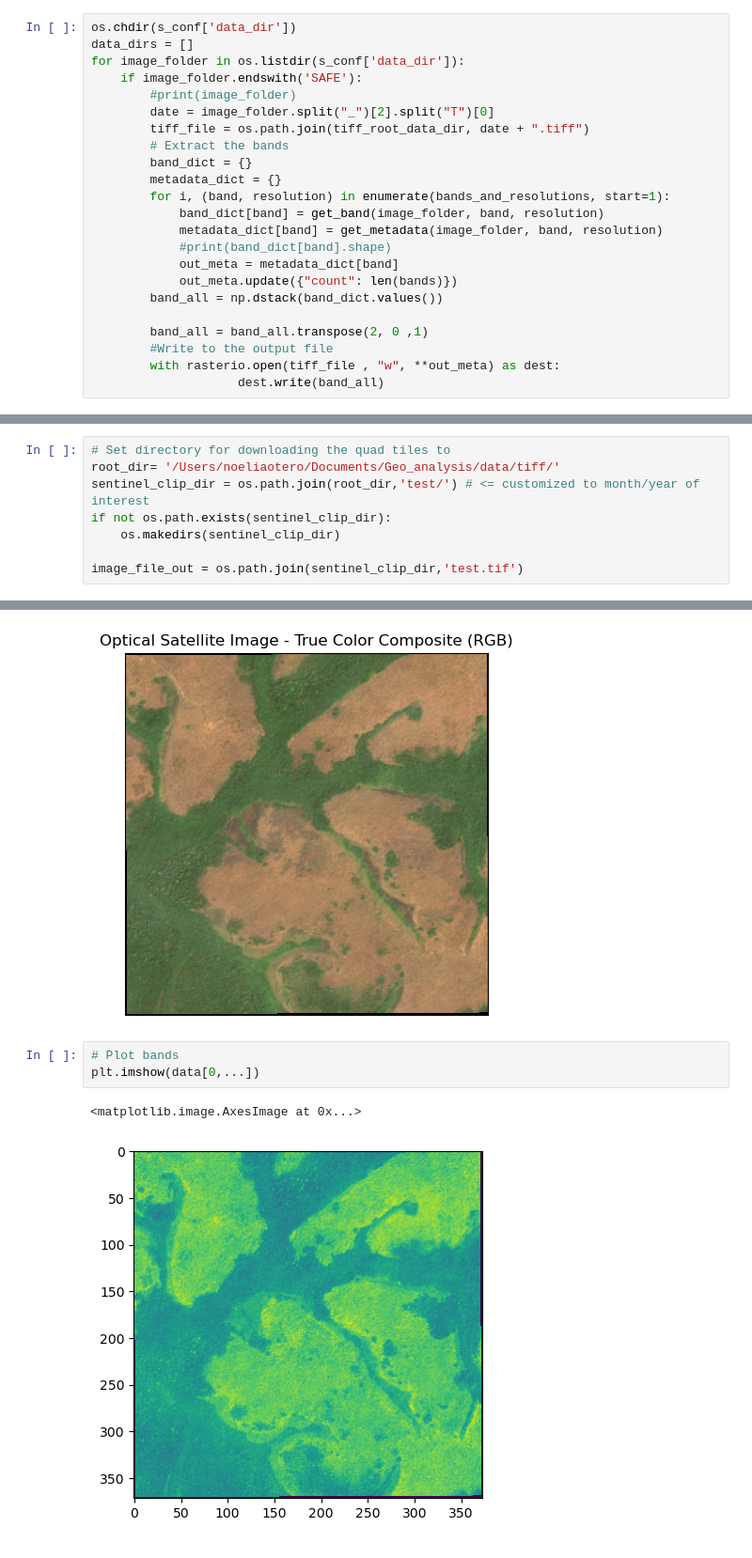
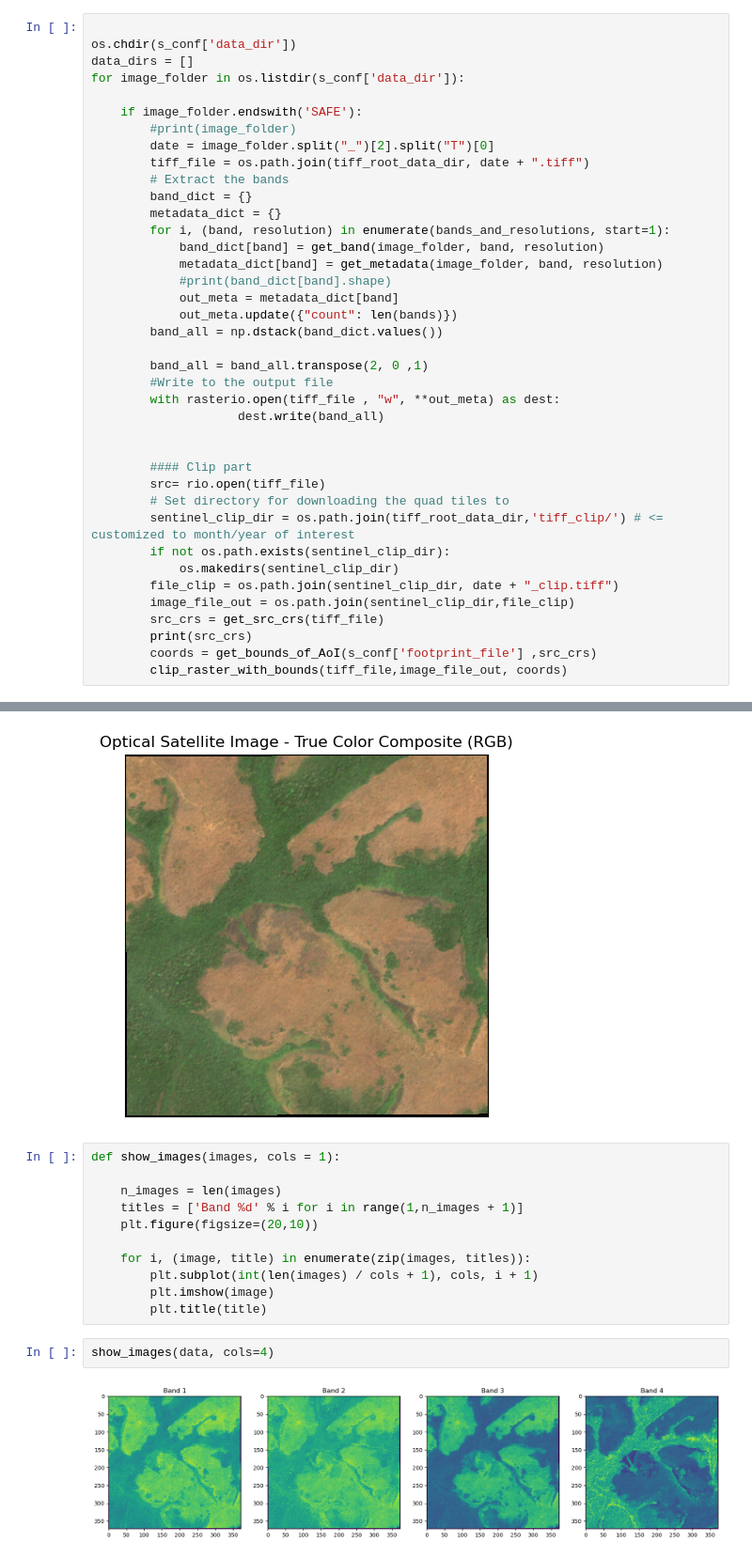
Before and after one commit to noeliaof/Geo_analysis, a Jupyter notebook: download_sentinelsat.ipynb, the cells around one changed output, grey strips where cells are left out. Shown at 94% size. Saved outputs shown, nothing was run; the diff lists cells and outputs as text.

```diff
--- a/download_sentinelsat.ipynb
+++ b/download_sentinelsat.ipynb
@@ -150,7 +151,9 @@ tiff_root_data_dir = '/Users/noeliaotero/Documents/Geo_analysis/data/tiff/'
 # %%
+
 os.chdir(s_conf['data_dir'])
 data_dirs = []
 for image_folder in os.listdir(s_conf['data_dir']):
+
     if image_folder.endswith('SAFE'):
         #print(image_folder)
         date = image_folder.split("_")[2].split("T")[0]
@@ -170,3 +173,17 @@ for image_folder in os.listdir(s_conf['data_dir']):
         #Write to the output file
         with rasterio.open(tiff_file , "w", **out_meta) as dest:
                     dest.write(band_all)
+
+
+        #### Clip part
+        src= rio.open(tiff_file)
+        # Set directory for downloading the quad tiles to
+        sentinel_clip_dir = os.path.join(tiff_root_data_dir,'tiff_clip/') # <= customized to month/year of interest
+        if not os.path.exists(sentinel_clip_dir):
+            os.makedirs(sentinel_clip_dir)
+        file_clip = os.path.join(sentinel_clip_dir, date + "_clip.tiff")
+        image_file_out = os.path.join(sentinel_clip_dir,file_clip)
+        src_crs = get_src_crs(tiff_file)
+        print(src_crs)
+        coords = get_bounds_of_AoI(s_conf['footprint_file'] ,src_crs)
+        clip_raster_with_bounds(tiff_file,image_file_out, coords)
@@ -242,8 +207,0 @@ def getFeatures(gdf):
-# %%
-# Set directory for downloading the quad tiles to
-root_dir= '/Users/noeliaotero/Documents/Geo_analysis/data/tiff/'
-sentinel_clip_dir = os.path.join(root_dir,'test/') # <= customized to month/year of interest
-if not os.path.exists(sentinel_clip_dir):
-    os.makedirs(sentinel_clip_dir)
-
-image_file_out = os.path.join(sentinel_clip_dir,'test.tif')
@@ -287,9 +234,18 @@ ep.plot_rgb(data.values,
 plt.show()
 # %% [output]
 [figure]
-# %%
-# Plot bands
-plt.imshow(data[0,...])
-# %% [output]
-<matplotlib.image.AxesImage at 0x...>
-[figure, removed]
+# %%
+def show_images(images, cols = 1):
+
+    n_images = len(images)
+    titles = ['Band %d' % i for i in range(1,n_images + 1)]
+    plt.figure(figsize=(20,10))
+
+    for i, (image, title) in enumerate(zip(images, titles)):
+        plt.subplot(int(len(images) / cols + 1), cols, i + 1)
+        plt.imshow(image)
+        plt.title(title)
+# %%
+show_images(data, cols=4)
+# %% [output]
+[figure, added]
```
Also changed, not shown: parts of 11 cells of this notebook, 2 other files.
